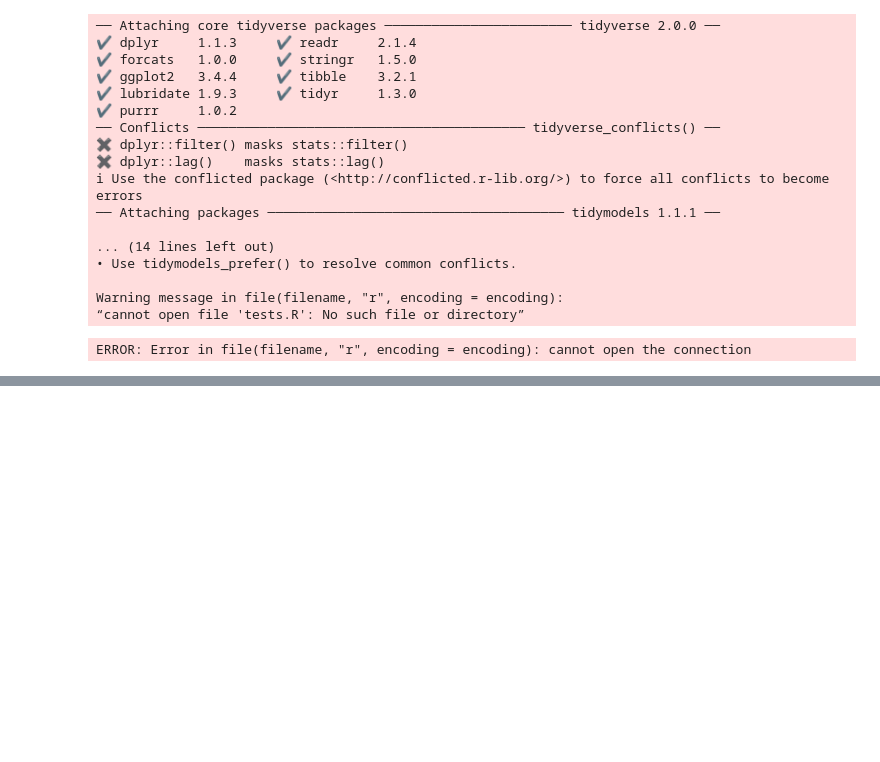
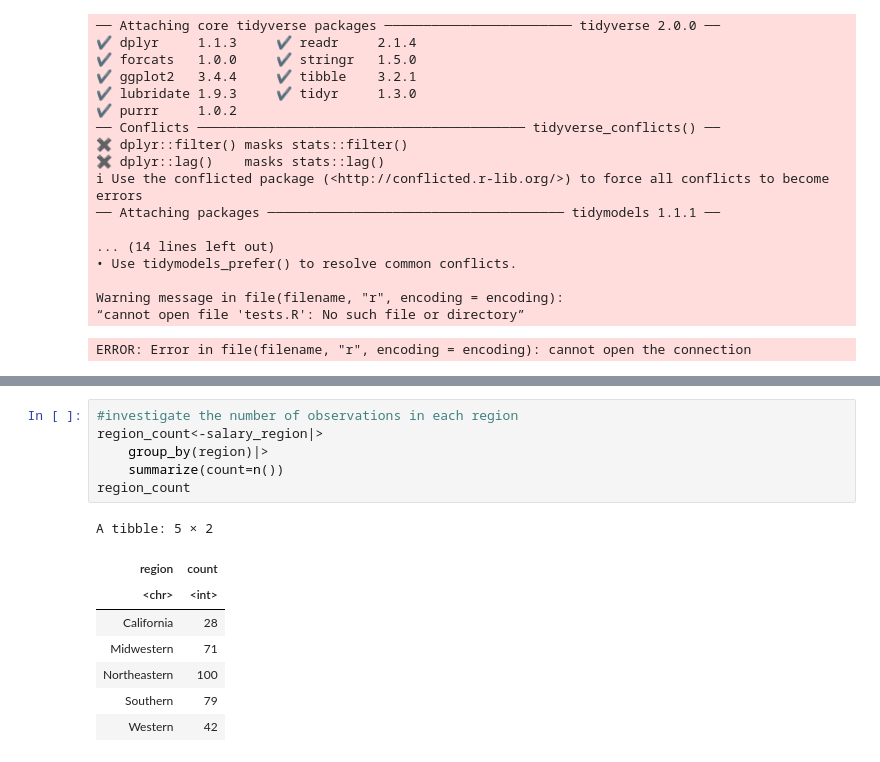
Before and after one commit to colinyee9935/DSCI100_Group_Project, a Jupyter notebook: Project Proposal.ipynb, the cells around one changed output, grey strips where cells are left out. Drawn from its saved outputs; the diff is of its cells as text; blank space fills up the shorter version.

```diff
--- a/Project Proposal.ipynb
+++ b/Project Proposal.ipynb
@@ -60,0 +78,15 @@ A tibble: 320 × 4
+# %%
+#investigate the number of observations in each region
+region_count<-salary_region|>
+    group_by(region)|>
+    summarize(count=n())
+region_count
+# %% [output]
+A tibble: 5 × 2
+| region | count |
+| <chr> | <int> |
+| California | 28 |
+| Midwestern | 71 |
+| Northeastern | 100 |
+| Southern | 79 |
+| Western | 42 |
```
Also changed, not shown: parts of 2 cells of this notebook.
